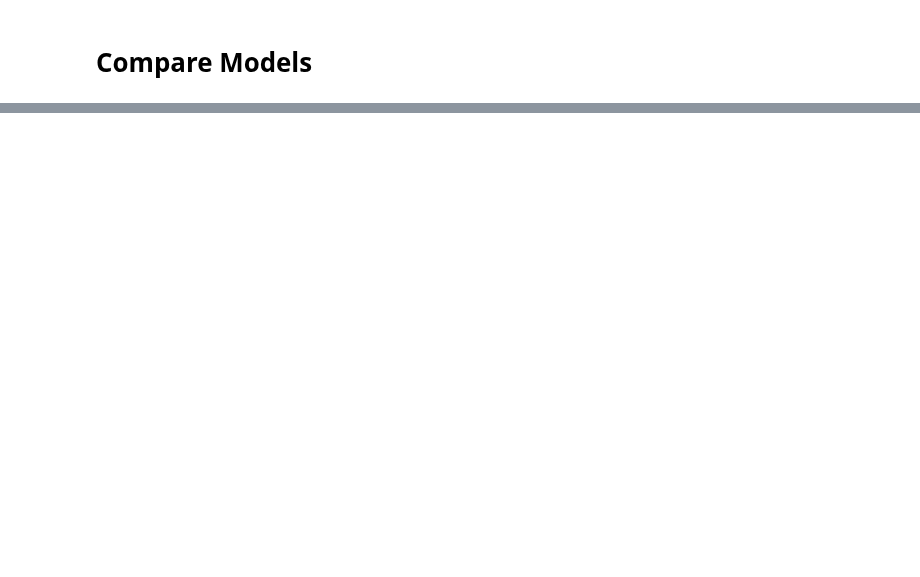
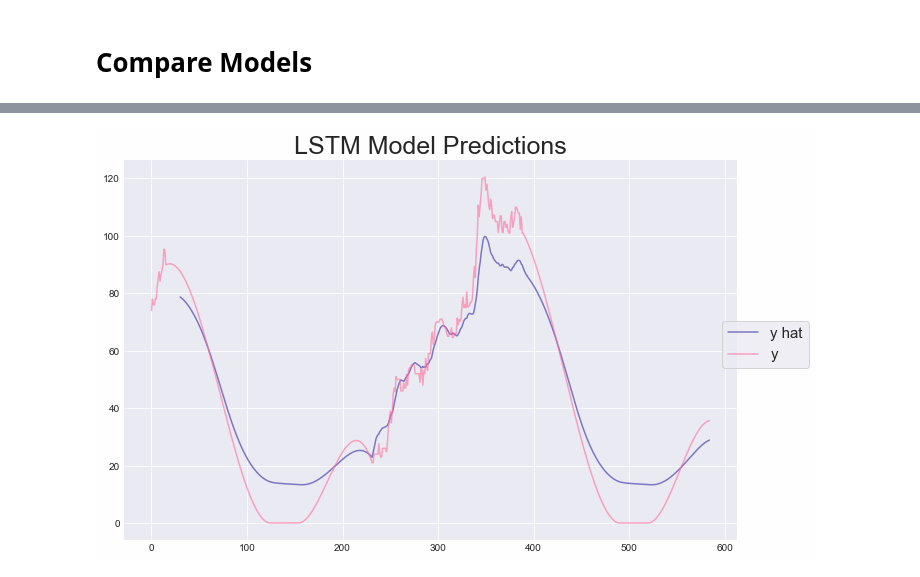
Before and after one commit to chrisoyer/ski-snow-modeling, a Jupyter notebook: src/analysis/TF-snow_ts_analysis.ipynb, the cells around one changed output, grey strips where cells are left out. Cells and saved outputs as stored; diff of their text form; code cells hidden in the pictures; blank space fills up the shorter version.

```diff
--- a/src/analysis/TF-snow_ts_analysis.ipynb
+++ b/src/analysis/TF-snow_ts_analysis.ipynb
@@ -256,2 +335,5 @@ lstm_100x2, lstm_100x2_hst = fit_model(model=lstm_100x2,
 # %% [markdown]
 # Compare Models
+# %%
+train_df, test_df = data_split(data=copper_scaled, return_dfs=True)
+train_df.tail()
@@ -257,0 +347,25 @@ lstm_100x2, lstm_100x2_hst = fit_model(model=lstm_100x2,
+# %%
+def unscale_predictions(y, scaler):
+    predictions_scaled_padded = np.zeros(shape=(y.shape[0], 3))
+    y_len = y.shape[0]
+    predictions_scaled_padded[:, 0] = y[:y_len,0]
+    return scaler.inverse_transform(predictions_scaled_padded)[:, 0]
+
+def get_predictions(model, data, lookback):
+    yhat = model.predict(data)
+    pad = np.zeros(shape=(lookback, 1))
+    pad[:] = np.NaN
+    return np.concatenate([pad, yhat])
+# %%
+copper_predictions_scaled = get_predictions(lstm_250x1, Xy_val, lookback)
+copper_predictions = unscale_predictions(y=copper_predictions_scaled, scaler=copper_scaler)
+# %%
+fig, ax = plt.subplots()
+plt.plot(copper_predictions, label="y hat")
+copper_unscaled_val = unscale_predictions(test_df.base.to_numpy().reshape(-1,1),
+                                          copper_scaler)
+plt.plot(copper_unscaled_val, label="y")
+fig.legend(loc='right',  prop={'size': 15}, frameon=True)
+ax.set_title("LSTM Model Predictions", size=25);
+# %% [output]
+[figure, added]
```
Also changed, not shown: parts of 20 cells of this notebook, 3 other files.
